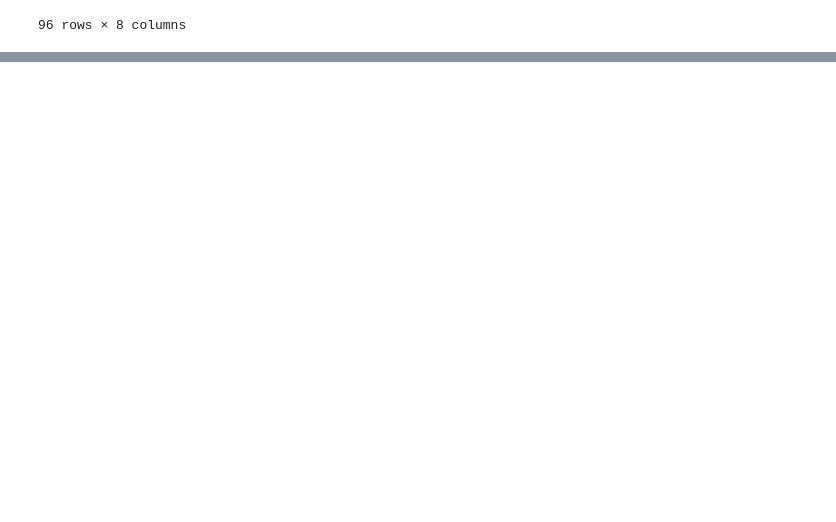
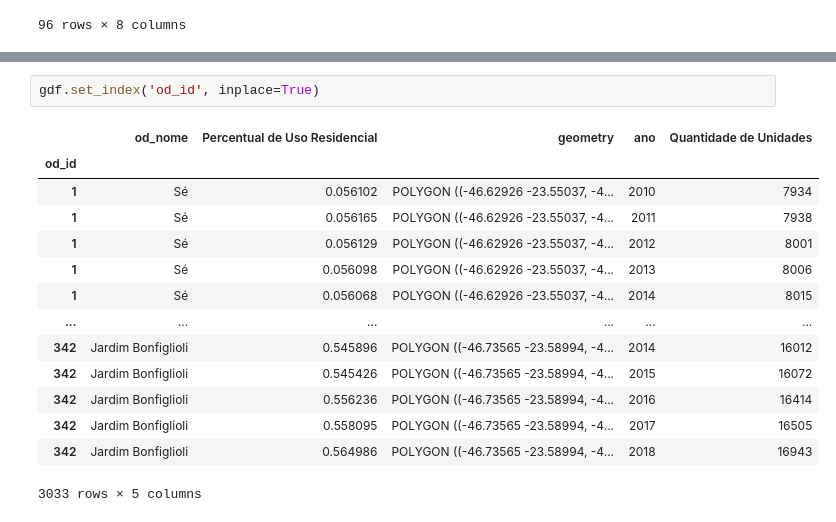
Before and after one commit to cem-usp/dash-iptu, a Jupyter notebook: 06 - Estudando agregacoes por periodo.ipynb, the cells around one changed output, grey strips where cells are left out. Saved outputs shown, nothing was run; the diff lists cells and outputs as text; blank space fills up the shorter version.

```diff
--- a/06 - Estudando agregacoes por periodo.ipynb
+++ b/06 - Estudando agregacoes por periodo.ipynb
@@ -88,0 +153,17 @@ gdf_distritos
+# %%
+gdf.set_index('od_id', inplace=True)
+# %% [output]
+|  | od_nome | Percentual de Uso Residencial | geometry | ano | Quantidade de Unidades |
+| od_id |  |  |  |  |  |
+| 1 | Sé | 0.056102 | POLYGON ((-46.62926 -23.55037, -4... | 2010 | 7934 |
+| 1 | Sé | 0.056165 | POLYGON ((-46.62926 -23.55037, -4... | 2011 | 7938 |
+| 1 | Sé | 0.056129 | POLYGON ((-46.62926 -23.55037, -4... | 2012 | 8001 |
+| 1 | Sé | 0.056098 | POLYGON ((-46.62926 -23.55037, -4... | 2013 | 8006 |
+| 1 | Sé | 0.056068 | POLYGON ((-46.62926 -23.55037, -4... | 2014 | 8015 |
+| ... | ... | ... | ... | ... | ... |
+| 342 | Jardim Bonfiglioli | 0.545896 | POLYGON ((-46.73565 -23.58994, -4... | 2014 | 16012 |
+| 342 | Jardim Bonfiglioli | 0.545426 | POLYGON ((-46.73565 -23.58994, -4... | 2015 | 16072 |
+| 342 | Jardim Bonfiglioli | 0.556236 | POLYGON ((-46.73565 -23.58994, -4... | 2016 | 16414 |
+| 342 | Jardim Bonfiglioli | 0.558095 | POLYGON ((-46.73565 -23.58994, -4... | 2017 | 16505 |
+| 342 | Jardim Bonfiglioli | 0.564986 | POLYGON ((-46.73565 -23.58994, -4... | 2018 | 16943 |
+3033 rows × 5 columns
```
Also changed, not shown: parts of 10 cells of this notebook, 1 other file.
